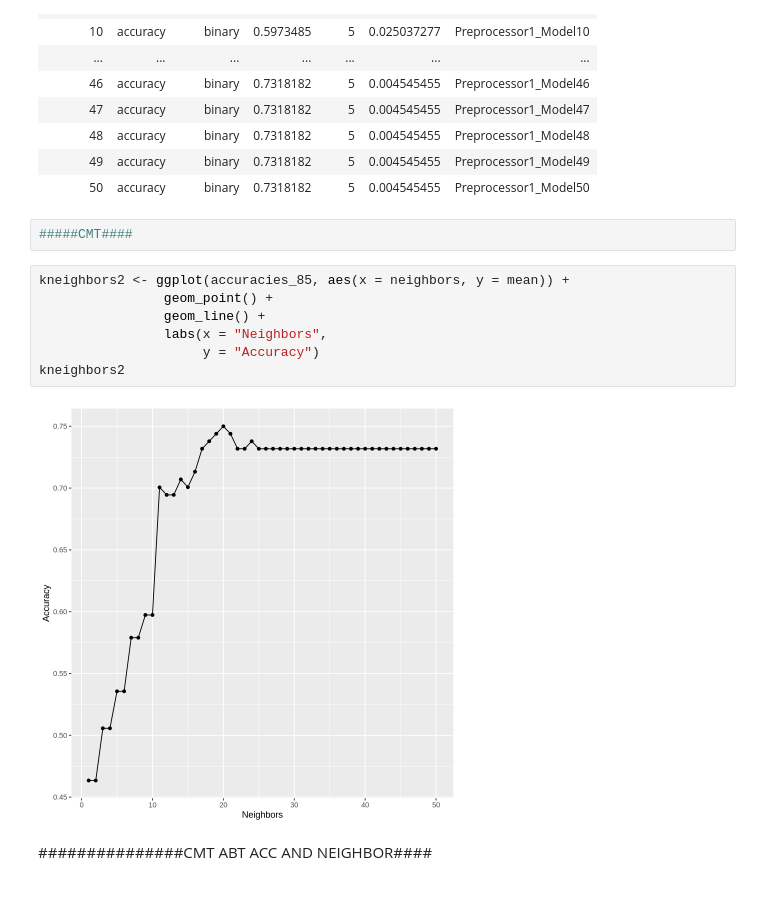
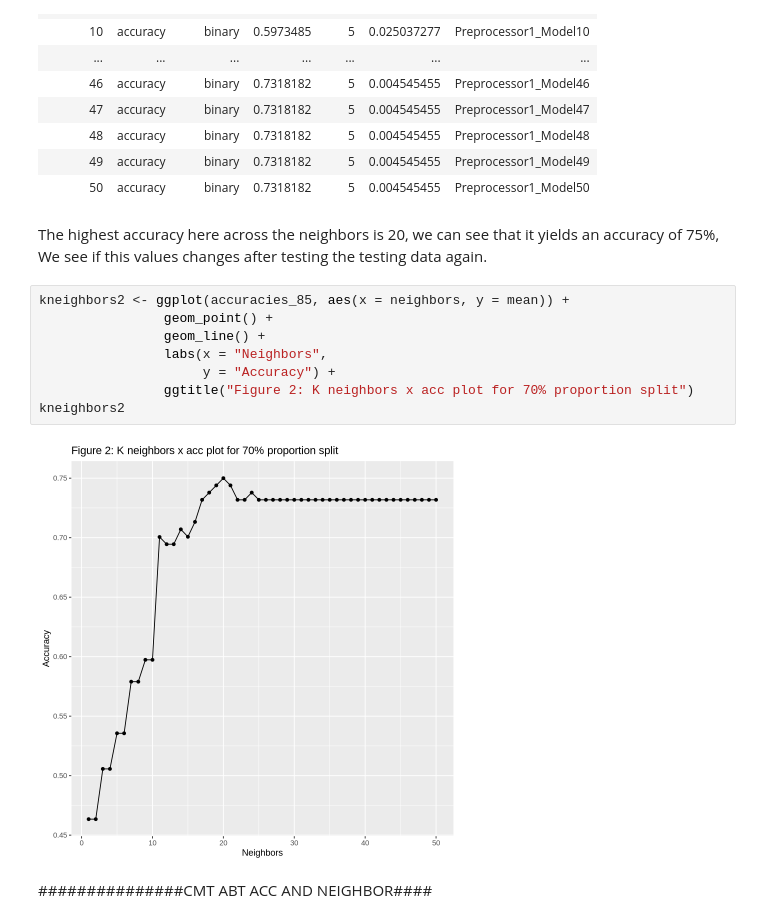
Before and after one commit to halenho/DS_PROJECT, a Jupyter notebook: DSCI FINAL PROJECT Report.ipynb, the cells around one changed output. Drawn from its saved outputs; the diff is of its cells as text; blank space fills up the shorter version.

```diff
--- a/DSCI FINAL PROJECT Report.ipynb
+++ b/DSCI FINAL PROJECT Report.ipynb
@@ -316,17 +343,18 @@ A tibble: 50 × 7
 | 48 | accuracy | binary | 0.7318182 | 5 | 0.004545455 | Preprocessor1_Model48 |
 | 49 | accuracy | binary | 0.7318182 | 5 | 0.004545455 | Preprocessor1_Model49 |
 | 50 | accuracy | binary | 0.7318182 | 5 | 0.004545455 | Preprocessor1_Model50 |
-# %%
-#####CMT####
+# %% [markdown]
+The highest accuracy here across the neighbors is 20, we can see that it yields an accuracy of 75%, We see if this values changes after testing the testing data again.
 # %%
 kneighbors2 <- ggplot(accuracies_85, aes(x = neighbors, y = mean)) +
                 geom_point() +
                 geom_line() +
                 labs(x = "Neighbors",
-                     y = "Accuracy")
+                     y = "Accuracy") +
+                ggtitle("Figure 2: K neighbors x acc plot for 70% proportion split")
 kneighbors2
 # %% [output]
-[figure, old version]
+[figure, new version]
 # %% [markdown]
 ###############CMT ABT ACC AND NEIGHBOR####
 # %%
```
Also changed, not shown: parts of 25 cells of this notebook.
